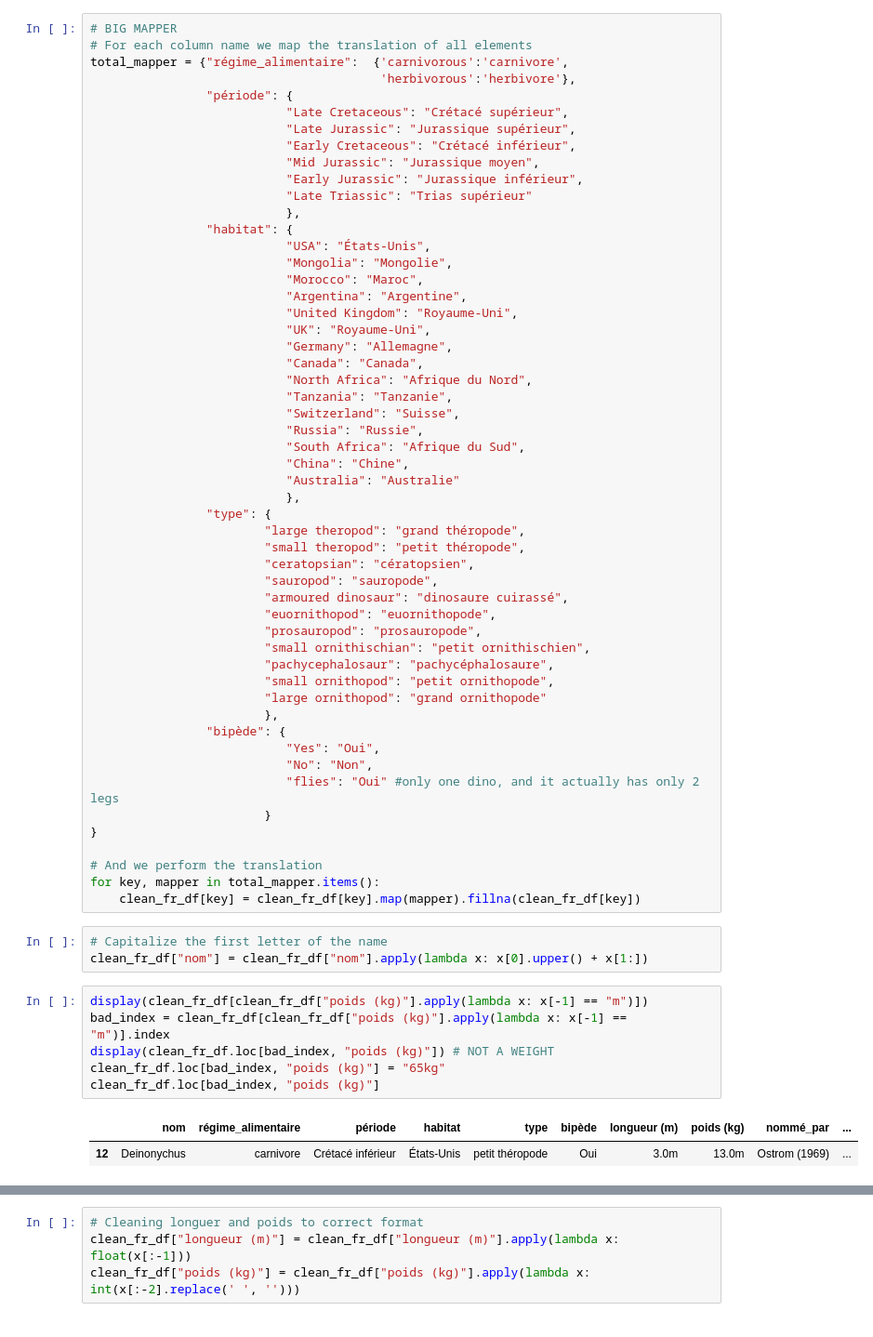
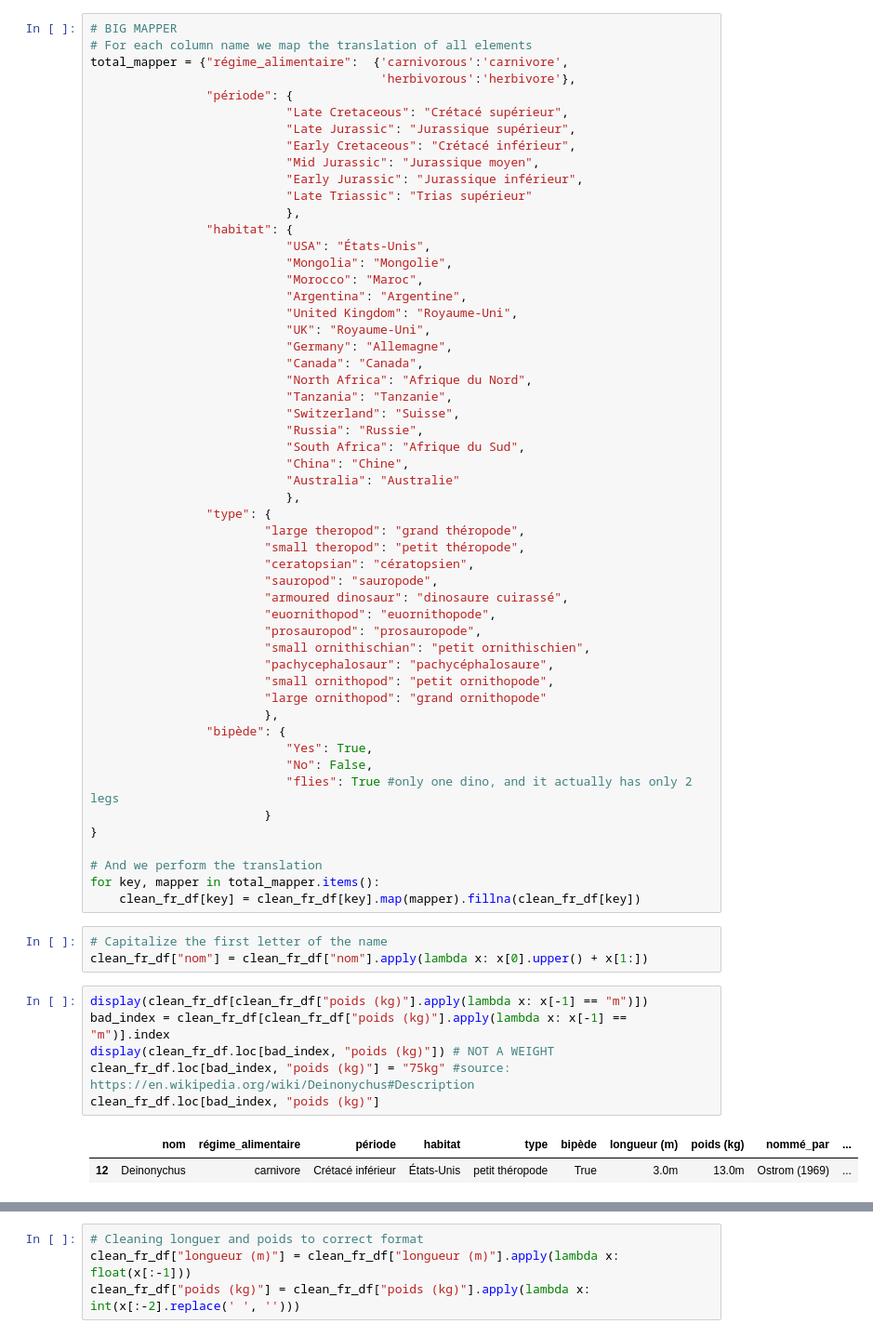
Before and after one commit to eglantine-vialaneix/aitools, a Jupyter notebook: app/backend/features_translation.ipynb, the cells around one changed output, grey strips where cells are left out. Shown at 93% size. Drawn from its saved outputs; the diff is of its cells as text.

```diff
--- a/app/backend/features_translation.ipynb
+++ b/app/backend/features_translation.ipynb
@@ -162,9 +162,9 @@ total_mapper = {"régime_alimentaire":  {'carnivorous':'carnivore',
                         "large ornithopod": "grand ornithopode"
                         },
                 "bipède": {
-                           "Yes": "Oui",
-                           "No": "Non",
-                           "flies": "Oui" #only one dino, and it actually has only 2 legs
+                           "Yes": True,
+                           "No": False,
+                           "flies": True #only one dino, and it actually has only 2 legs
                         }
 }
 
@@ -177,11 +177,11 @@ clean_fr_df["nom"] = clean_fr_df["nom"].apply(lambda x: x[0].upper() + x[1:])
 # %%
 display(clean_fr_df[clean_fr_df["poids (kg)"].apply(lambda x: x[-1] == "m")])
 bad_index = clean_fr_df[clean_fr_df["poids (kg)"].apply(lambda x: x[-1] == "m")].index
 display(clean_fr_df.loc[bad_index, "poids (kg)"]) # NOT A WEIGHT
-clean_fr_df.loc[bad_index, "poids (kg)"] = "65kg"
+clean_fr_df.loc[bad_index, "poids (kg)"] = "75kg" #source: https://en.wikipedia.org/wiki/Deinonychus#Description
 clean_fr_df.loc[bad_index, "poids (kg)"]
 # %% [output]
 |  | nom | régime_alimentaire | période | habitat | type | bipède | longueur (m) | poids (kg) | nommé_par | ... |
-| 12 | Deinonychus | carnivore | Crétacé inférieur | États-Unis | petit théropode | Oui | 3.0m | 13.0m | Ostrom (1969) | ... |
+| 12 | Deinonychus | carnivore | Crétacé inférieur | États-Unis | petit théropode | True | 3.0m | 13.0m | Ostrom (1969) | ... |
 12    13.0m
 Name: poids (kg), dtype: str
```
Also changed, not shown: parts of 3 cells of this notebook, 8 other files.
